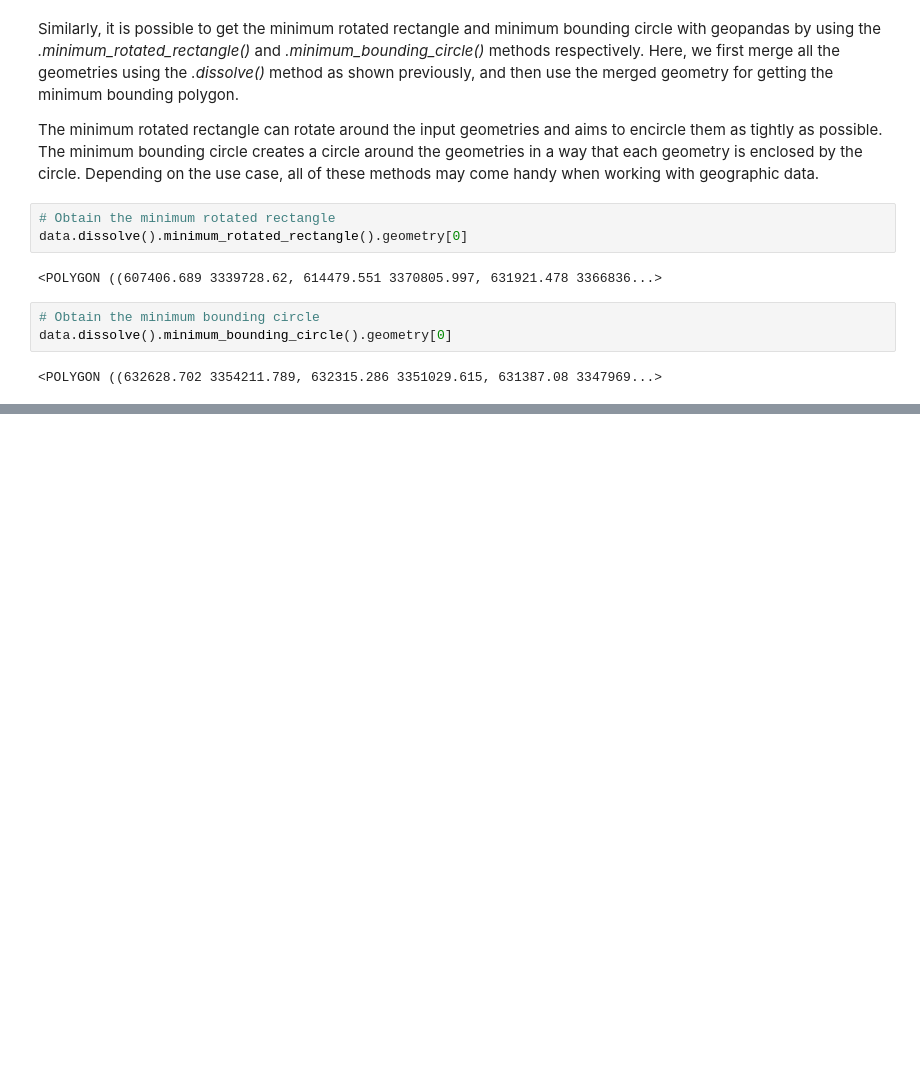
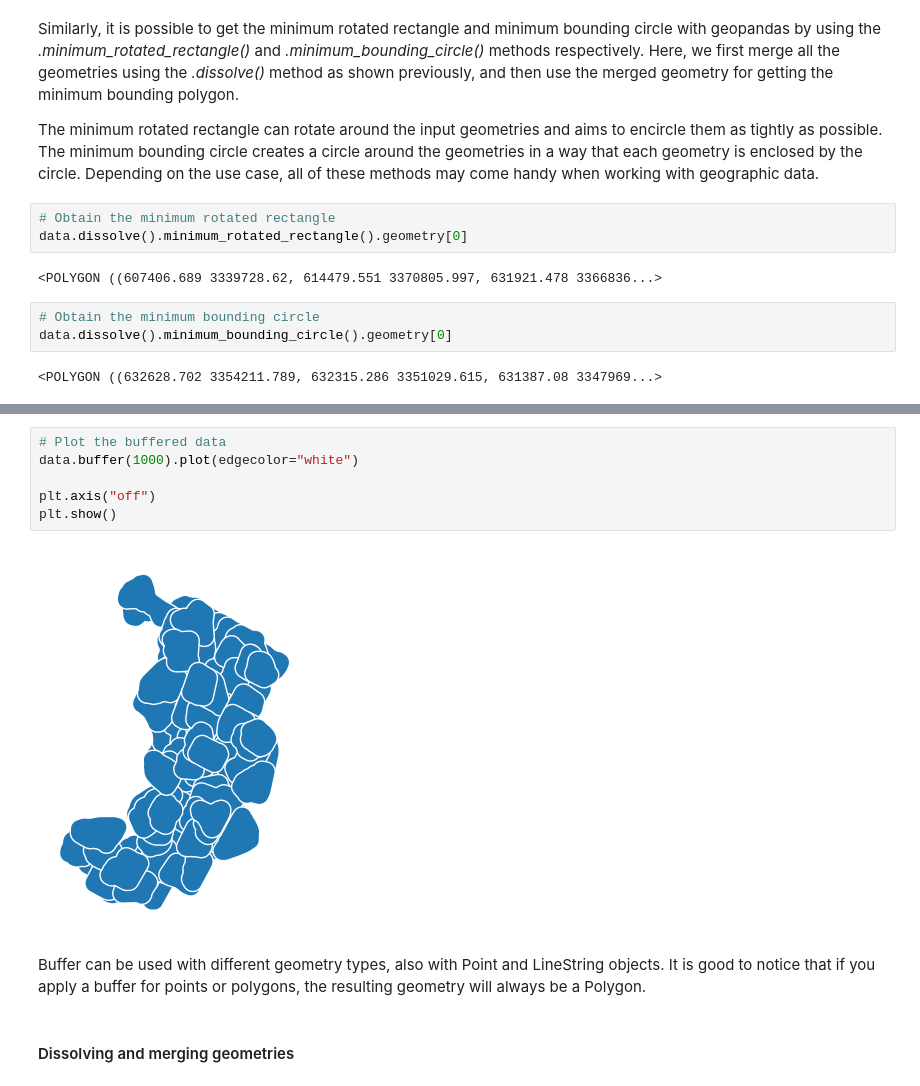
Before and after one commit to Calotriton/Learning_GIS, a Jupyter notebook: GIS_vector/GIS_Vector_geometric_operations.ipynb, the cells around one changed output, grey strips where cells are left out. Cells and saved outputs as stored; diff of their text form; blank space fills up the shorter version.

```diff
--- a/GIS_vector/GIS_Vector_geometric_operations.ipynb
+++ b/GIS_vector/GIS_Vector_geometric_operations.ipynb
@@ -166,0 +288,12 @@ data.dissolve().minimum_bounding_circle().geometry[0]
+# %%
+# Plot the buffered data
+data.buffer(1000).plot(edgecolor="white")
+
+plt.axis("off")
+plt.show()
+# %% [output]
+[figure, added]
+# %% [markdown]
+Buffer can be used with different geometry types, also with Point and LineString objects. It is good to notice that if you apply a buffer for points or polygons, the resulting geometry will always be a Polygon.
+# %% [markdown]
+#### Dissolving and merging geometries
```
Also changed, not shown: parts of 37 cells of this notebook.
